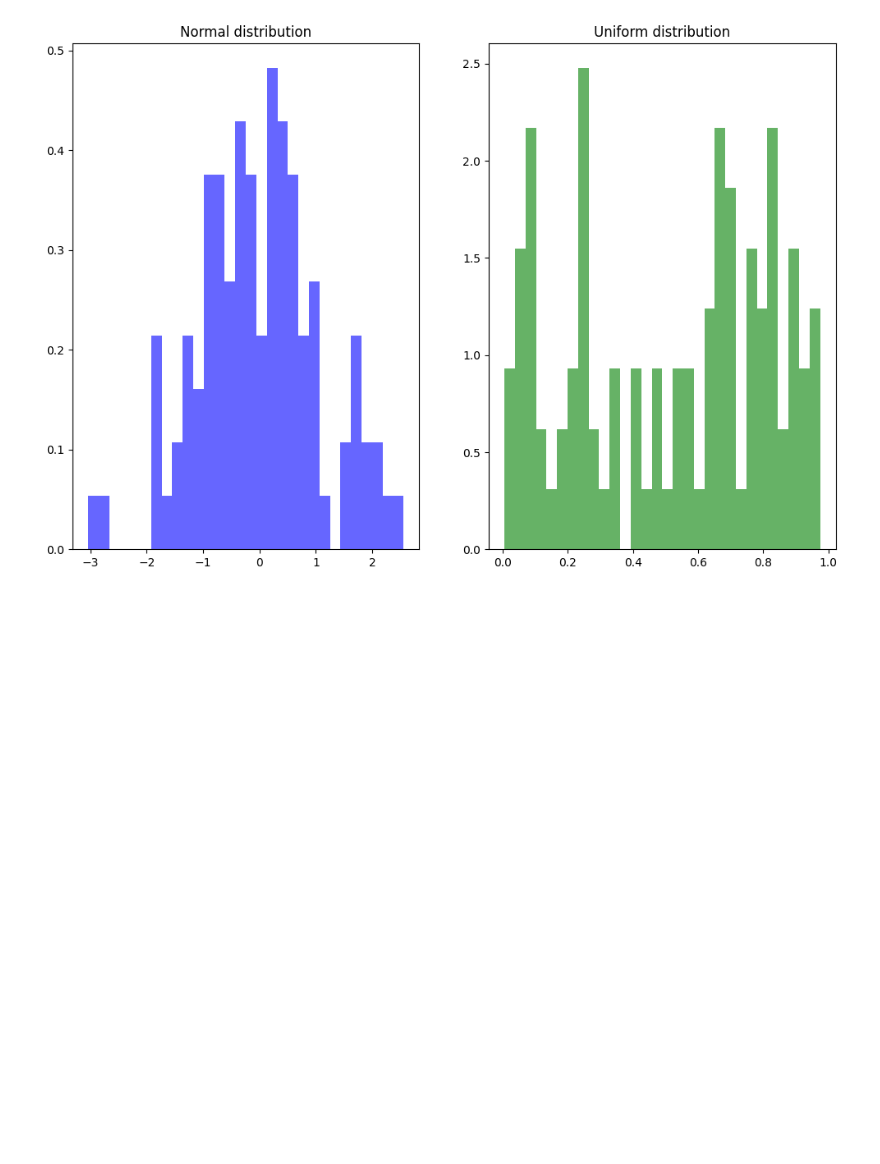
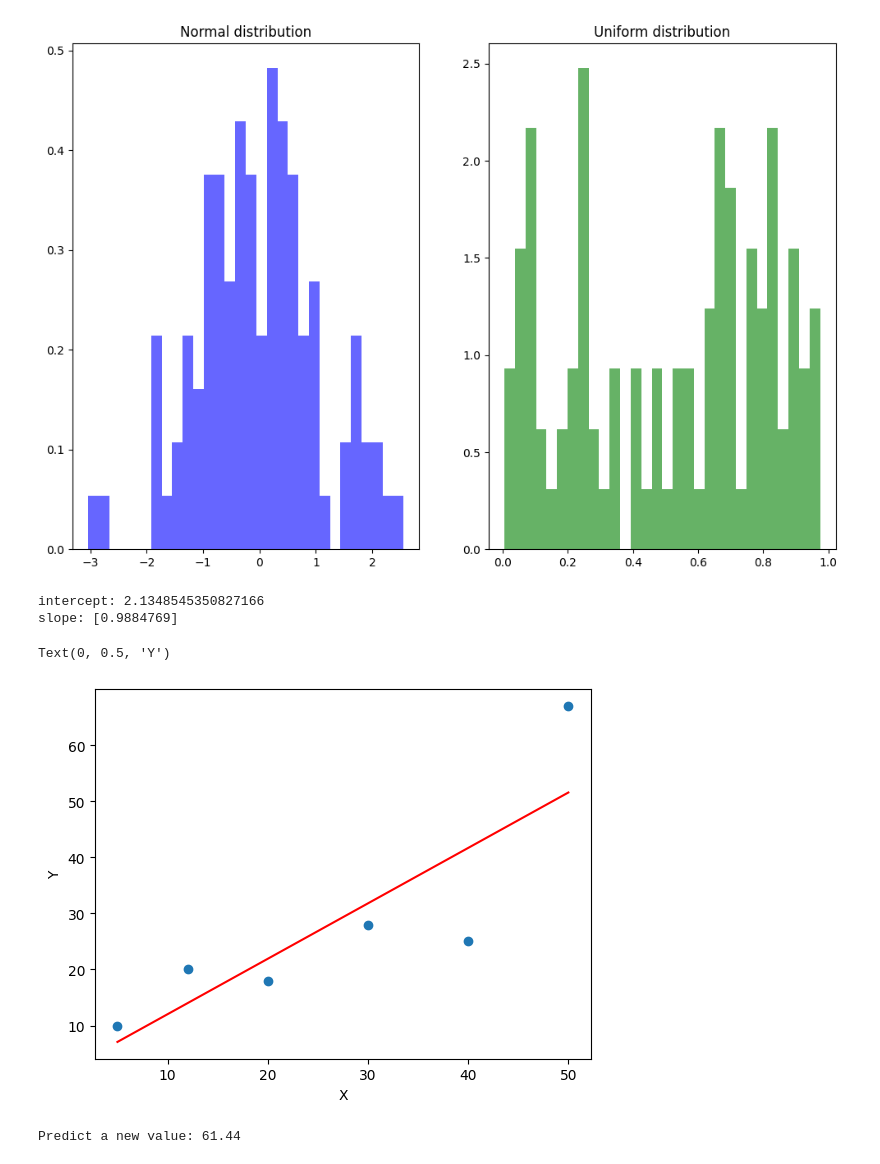
Before and after one commit to Alex-Njagi/machine-learning-code, a Jupyter notebook: matplotlib.ipynb, the cells around one changed output. Drawn from its saved outputs; the diff is of its cells as text; code cells hidden in the pictures; blank space fills up the shorter version.

```diff
--- a/matplotlib.ipynb
+++ b/matplotlib.ipynb
@@ -28,3 +28,31 @@ axes[1].set_title("Uniform distribution")
 # %% [output]
 Text(0.5, 1.0, 'Uniform distribution')
 [figure]
+# %%
+import numpy as np
+from sklearn.linear_model import LinearRegression
+import matplotlib.pyplot as plt
+
+x = np.array([5, 12, 20, 30, 40, 50]).reshape((-1, 1))
+y = np.array([10, 20, 18, 28, 25, 67])
+model = LinearRegression()
+model.fit(x, y)
+print('intercept (b):', model.intercept_)
+print('slope (a):', model.coef_)
+plt.scatter(x, y);
+plt.plot(x, (model.coef_*x)+(model.intercept_),color='red')
+plt.xlabel("X")
+plt.ylabel("Y")
+
+# Evaluate the model
+print("Model accuracy:", model.score(x, y))
+# %% [output]
+intercept: 2.1348545350827166
+slope: [0.9884769]
+Text(0, 0.5, 'Y')
+[figure, added]
+# %%
+# Predicting new values
+print(f"Predict a new value: {model.predict([[60]])[0]:.2f}")
+# %% [output]
+Predict a new value: 61.44
```
